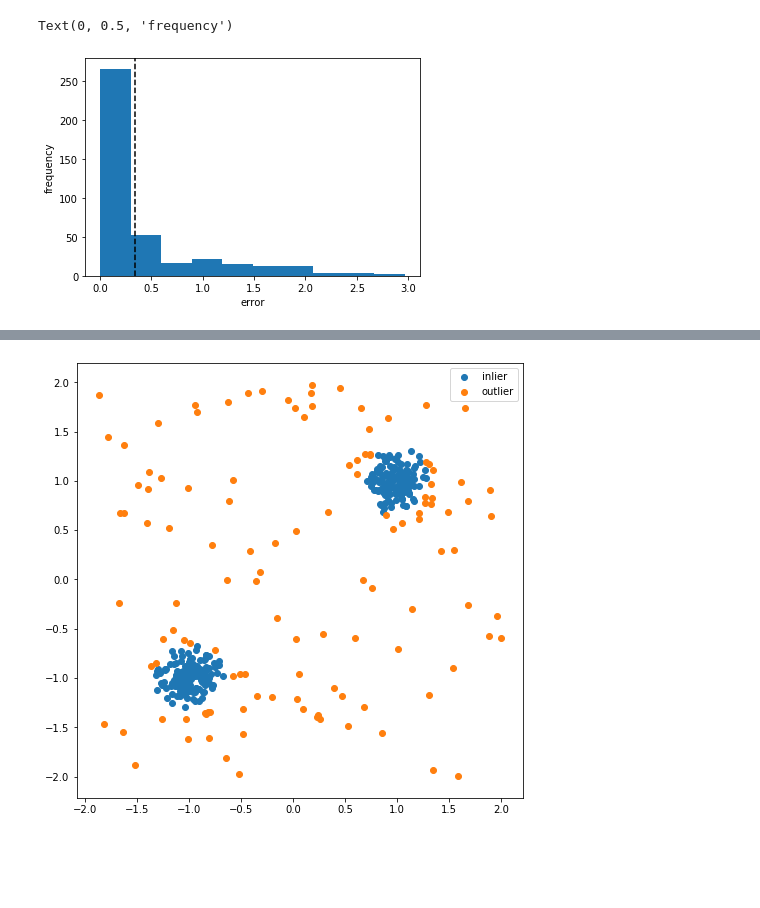
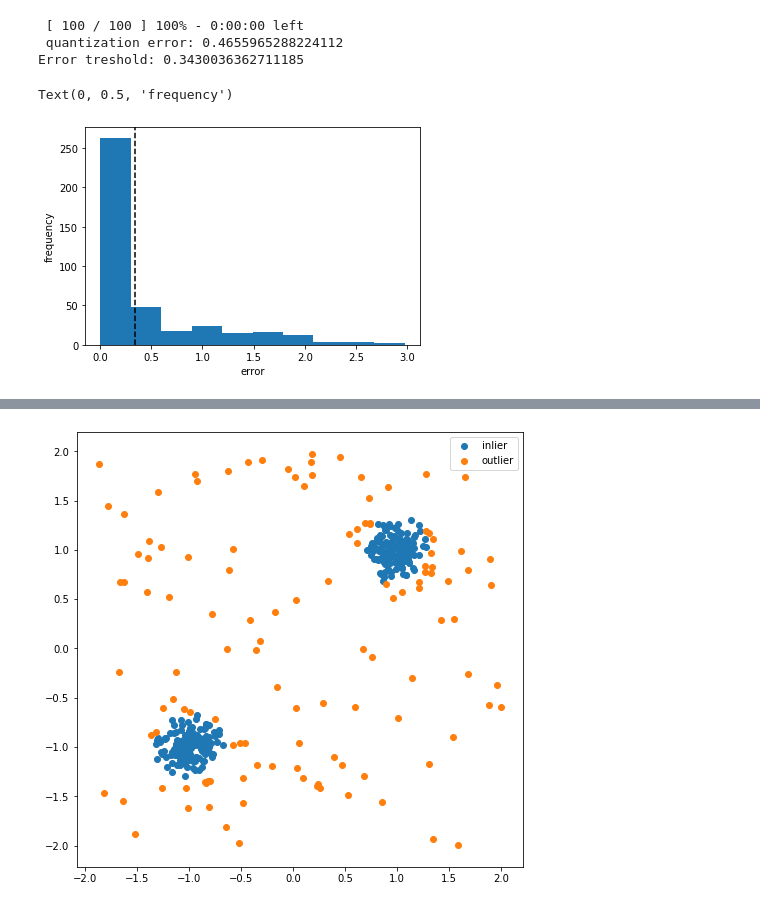
Before and after one commit to JustGlowing/minisom, a Jupyter notebook: examples/OutliersDetection.ipynb, the cells around one changed output, grey strips where cells are left out. Cells and saved outputs as stored; diff of their text form; code cells hidden in the pictures; blank space fills up the shorter version.

```diff
--- a/examples/OutliersDetection.ipynb
+++ b/examples/OutliersDetection.ipynb
@@ -41,13 +36,25 @@ som.train_batch(data, 100, verbose=True)  # random training
 # %%
+som = MiniSom(2, 1, data.shape[1], sigma=1, learning_rate=0.5,
+              neighborhood_function='triangle', random_seed=10)
+
+
+som.train(data, 100, random_order=False, verbose=True)  # random training
+
 quantization_errors = np.linalg.norm(som.quantization(data) - data, axis=1)
 error_treshold = np.percentile(quantization_errors,
                                100*(1-outliers_percentage)+5)
+
+print('Error treshold:', error_treshold)
+
 is_outlier = quantization_errors > error_treshold
+
+plt.hist(quantization_errors)
+plt.axvline(error_treshold, color='k', linestyle='--')
+plt.xlabel('error')
+plt.ylabel('frequency')
+# %% [output]
+ [ 100 / 100 ] 100% - 0:00:00 left
+ quantization error: 0.4655965288224112
+Error treshold: 0.3430036362711185
+Text(0, 0.5, 'frequency')
+[figure, added]
-# %%
-plt.hist(quantization_errors)
-plt.axvline(error_treshold, color='k', linestyle='--')
-plt.xlabel('error')
-plt.ylabel('frequency')
-# %% [output]
-Text(0, 0.5, 'frequency')
-[figure, removed]
```
Also changed, not shown: parts of 10 cells of this notebook.
